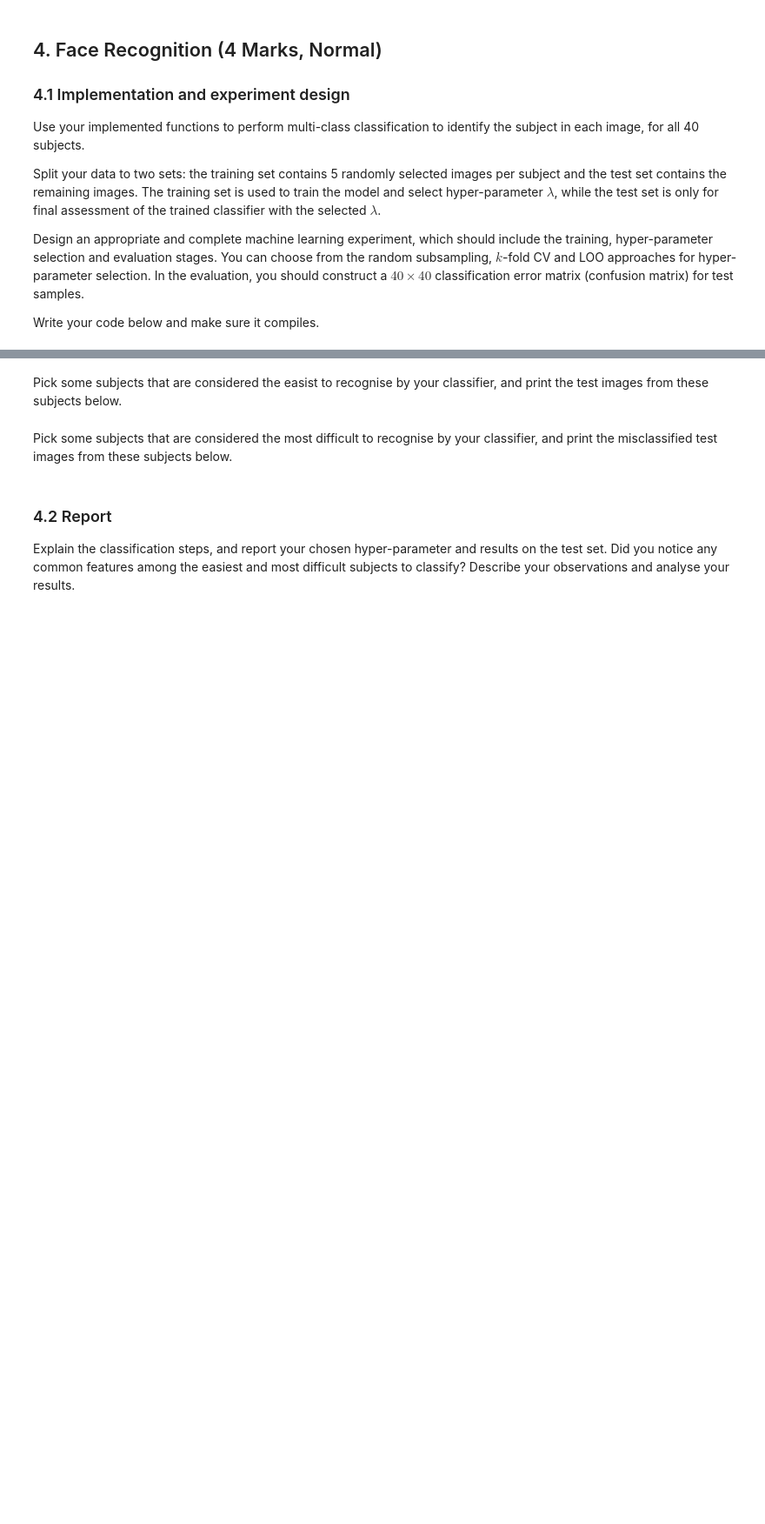
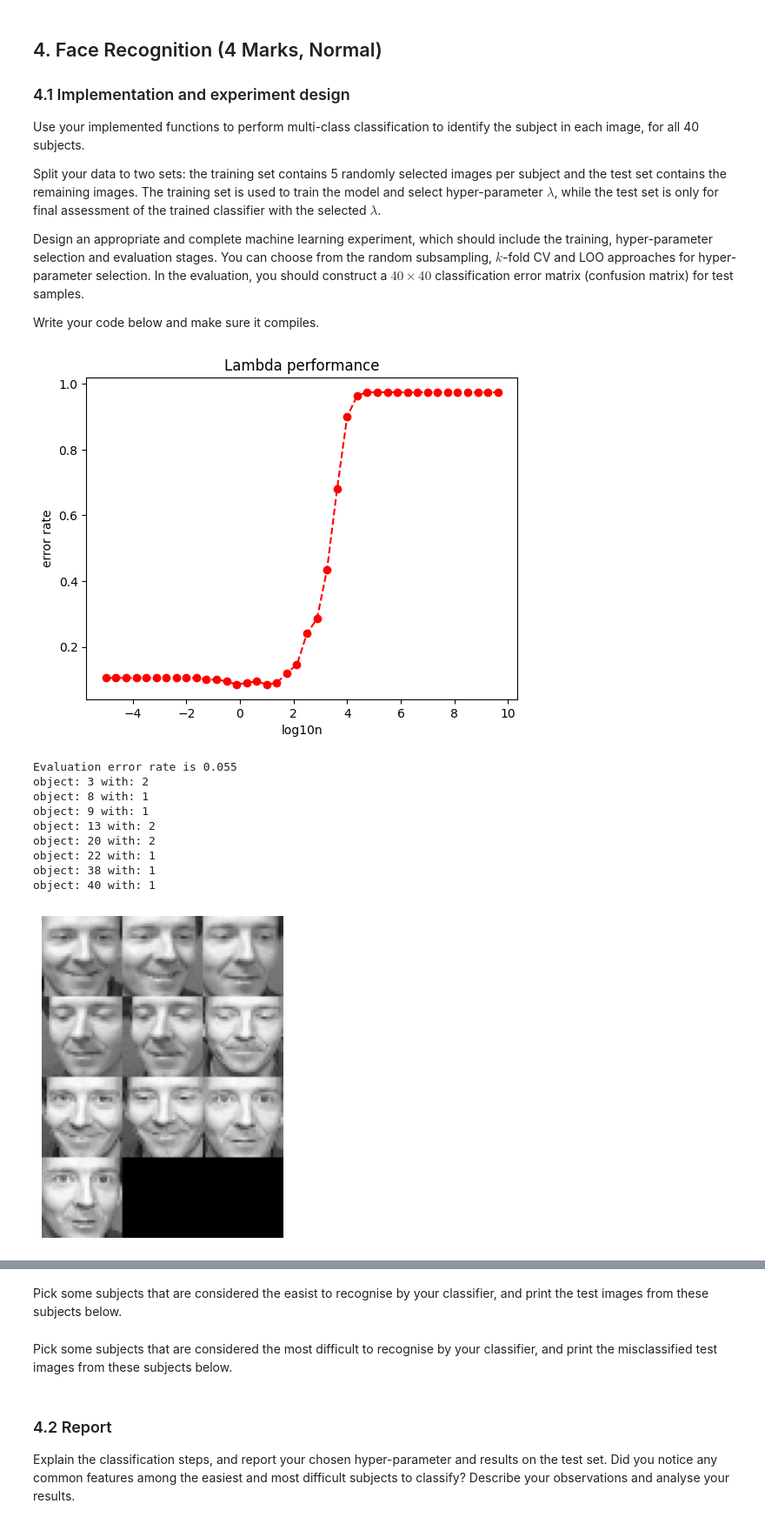
Before and after one commit to Ray7788/MachineLearning, a Jupyter notebook: Lab3_S/24112-Lab2-S-Practice2.ipynb, the cells around one changed output, grey strips where cells are left out. Shown at 87% size. Saved outputs shown, nothing was run; the diff lists cells and outputs as text; code cells hidden in the pictures; blank space fills up the shorter version.

```diff
--- a/Lab3_S/24112-Lab2-S-Practice2.ipynb
+++ b/Lab3_S/24112-Lab2-S-Practice2.ipynb
@@ -153,0 +241,68 @@ Write your code below and make sure it compiles.
+# %%
+tr_ind, te_ind = partition_data(labels, num_per_class=5)
+
+tr_data, tr_label = data[tr_ind, :], labels[tr_ind]
+te_data, te_label = data[te_ind, :], labels[te_ind]
+
+#give set of lambdas
+base_set = np.arange(start=-5, stop=10, step=0.375)
+hyper_set = np.zeros(40)
+for i in range(hyper_set.shape[0]):
+    hyper_set[i] = 10**base_set[i]
+
+#train the data and find the best lambda
+result = hyperparameter_selection(hyper_set,tr_ind)
+error_rate = result[0]
+best_lembda = result[1]
+
+#plot the all lemda performance
+x = base_set
+y_train_error = error_rate
+plt.plot(base_set, error_rate,'r--o')
+plt.xlabel('log10n')
+plt.ylabel('error rate')
+plt.title('Lambda performance')
+plt.show()
+
+#use the best lemda to train test data
+lambda_train_label = np.zeros([200, 40], dtype = int)
+for x in range(40):
+        for r in range(5 * 40):
+            if(r >= x*5 and r< (x+1)*5):
+                for c in range(40):
+                    if c == x:
+                        lambda_train_label[r,c] = 1
+                    else:
+                        lambda_train_label[r,c] = -1
+w = l2_rls_train(tr_data, lambda_train_label, best_lembda)
+predicted_y_test = l2_rls_predict(w,te_data)
+predict_result = np.argmax(predicted_y_test,axis=1)+1
+test_eror_rate = (200-np.sum(predict_result == te_label))/200
+
+#find which subject is most difficult to recognise
+difference = (predict_result !=te_label)
+error_object = np.empty(40, dtype = int)
+print('Evaluation error rate is',test_eror_rate)
+for i in range(1,41):
+    error_object[i-1] = np.sum(difference[(i-1)*5 :(i-1)*5 +5 ])
+for i in range(40):
+    if(error_object[i] != 0):
+        print("object:", i+1, "with:", error_object[i])
+
+max = np.argmax(error_object)
+show_faces(data[max*10:(max*10 + 10), :], num_per_row=3)
+
+min = np.argmin(error_object)
+show_faces(data[min*10:(min*10 + 10), :], num_per_row=3)
+# %% [output]
+[figure, added]
+Evaluation error rate is 0.055
+object: 3 with: 2
+object: 8 with: 1
+object: 9 with: 1
+object: 13 with: 2
+object: 20 with: 2
+object: 22 with: 1
+object: 38 with: 1
+object: 40 with: 1
+[figure, added]
```
Also changed, not shown: parts of 10 cells of this notebook.
